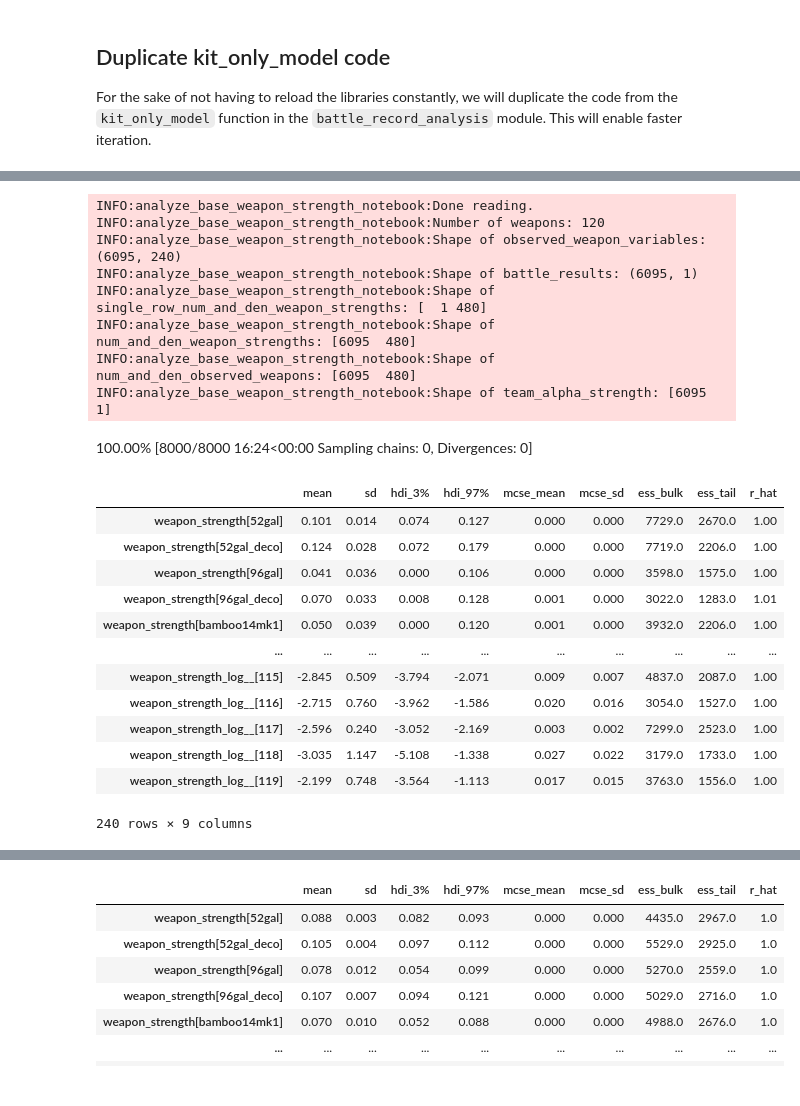
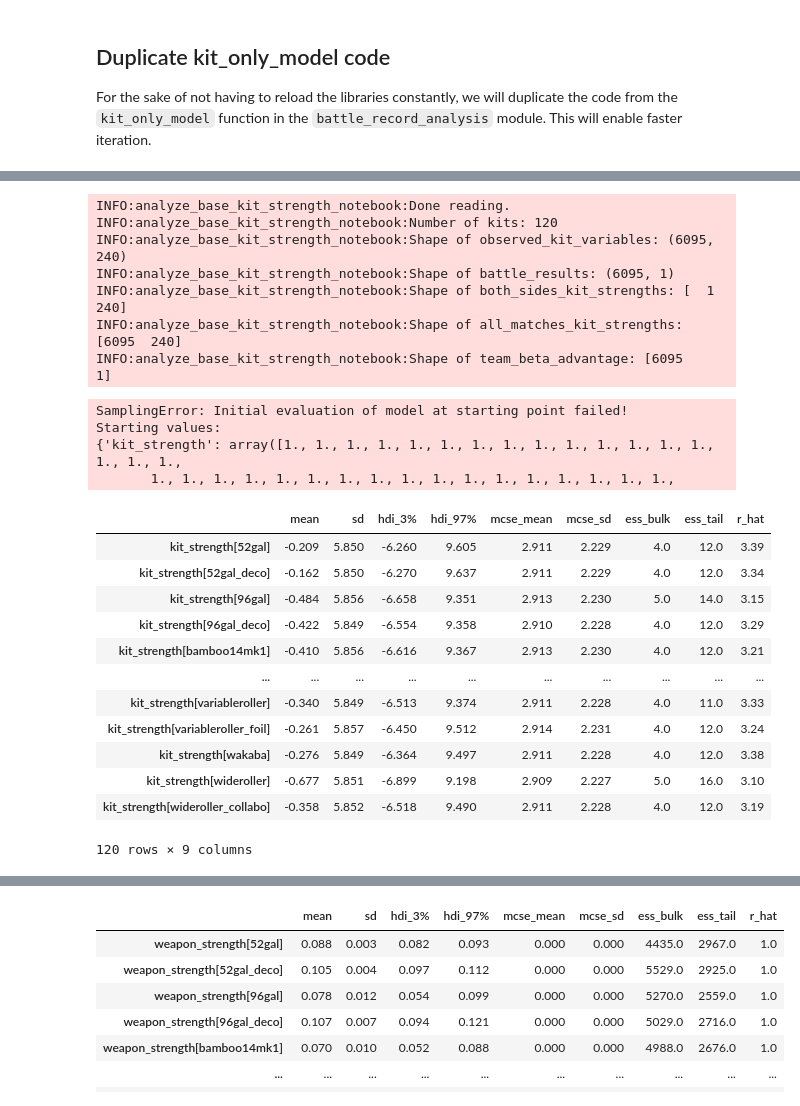
Before and after one commit to RadixSeven/Splatoon3Rank, a Jupyter notebook: base_weapon_strength.ipynb, the cells around one changed output, grey strips where cells are left out. Cells and saved outputs as stored; diff of their text form; code cells hidden in the pictures.

```diff
--- a/base_weapon_strength.ipynb
+++ b/base_weapon_strength.ipynb
@@ -131,20 +130,20 @@ INFO:numexpr.utils:NumExpr defaulting to 8 threads.
 # %%
-# Vanilla sampler took 18:06 for 1000 samples and 1000 tune
-# Nutpie sampler took 16:24 for 1000 samples and 1000 tune
+from pymc import HamiltonianMC
+
 with kit_only_model(some_battle_records) as small_model:
-    kit_only_trace = pm.sample(
-        1000, tune=1000, cores=4, progressbar=True, nuts_sampler="nutpie"
-    )
+    kit_only_trace = pm.sample(1000, tune=1000, progressbar=True, step=HamiltonianMC())
 # %% [output]
-INFO:analyze_base_weapon_strength_notebook:Done reading.
-INFO:analyze_base_weapon_strength_notebook:Number of weapons: 120
-INFO:analyze_base_weapon_strength_notebook:Shape of observed_weapon_variables: (6095, 240)
-INFO:analyze_base_weapon_strength_notebook:Shape of battle_results: (6095, 1)
-INFO:analyze_base_weapon_strength_notebook:Shape of single_row_num_and_den_weapon_strengths: [  1 480]
-INFO:analyze_base_weapon_strength_notebook:Shape of num_and_den_weapon_strengths: [6095  480]
-INFO:analyze_base_weapon_strength_notebook:Shape of num_and_den_observed_weapons: [6095  480]
-INFO:analyze_base_weapon_strength_notebook:Shape of team_alpha_strength: [6095    1]
+INFO:analyze_base_kit_strength_notebook:Done reading.
+INFO:analyze_base_kit_strength_notebook:Number of kits: 120
+INFO:analyze_base_kit_strength_notebook:Shape of observed_kit_variables: (6095, 240)
+INFO:analyze_base_kit_strength_notebook:Shape of battle_results: (6095, 1)
+INFO:analyze_base_kit_strength_notebook:Shape of both_sides_kit_strengths: [  1 240]
+INFO:analyze_base_kit_strength_notebook:Shape of all_matches_kit_strengths: [6095  240]
+INFO:analyze_base_kit_strength_notebook:Shape of team_beta_advantage: [6095    1]
-100.00% [8000/8000 16:24<00:00 Sampling chains: 0, Divergences: 0]
+SamplingError: Initial evaluation of model at starting point failed!
+Starting values:
+{'kit_strength': array([1., 1., 1., 1., 1., 1., 1., 1., 1., 1., 1., 1., 1., 1., 1., 1., 1.,
+       1., 1., 1., 1., 1., 1., 1., 1., 1., 1., 1., 1., 1., 1., 1., 1., 1.,
 # %%
 import pickle
 
@@ -152,19 +151,19 @@ pickle.dump(kit_only_trace, open("2024-04-26.kit_only_trace.pkl", "wb"))
 # %%
 import arviz as az
 
-az.summary(kit_only_trace)
+az.summary(kit_only_trace, var_names=["kit_strength"])
 # %% [output]
 |  | mean | sd | hdi_3% | hdi_97% | mcse_mean | mcse_sd | ess_bulk | ess_tail | r_hat |
-| weapon_strength[52gal] | 0.101 | 0.014 | 0.074 | 0.127 | 0.000 | 0.000 | 7729.0 | 2670.0 | 1.00 |
-| weapon_strength[52gal_deco] | 0.124 | 0.028 | 0.072 | 0.179 | 0.000 | 0.000 | 7719.0 | 2206.0 | 1.00 |
-| weapon_strength[96gal] | 0.041 | 0.036 | 0.000 | 0.106 | 0.000 | 0.000 | 3598.0 | 1575.0 | 1.00 |
-| weapon_strength[96gal_deco] | 0.070 | 0.033 | 0.008 | 0.128 | 0.001 | 0.000 | 3022.0 | 1283.0 | 1.01 |
-| weapon_strength[bamboo14mk1] | 0.050 | 0.039 | 0.000 | 0.120 | 0.001 | 0.000 | 3932.0 | 2206.0 | 1.00 |
+| kit_strength[52gal] | -0.209 | 5.850 | -6.260 | 9.605 | 2.911 | 2.229 | 4.0 | 12.0 | 3.39 |
+| kit_strength[52gal_deco] | -0.162 | 5.850 | -6.270 | 9.637 | 2.911 | 2.229 | 4.0 | 12.0 | 3.34 |
+| kit_strength[96gal] | -0.484 | 5.856 | -6.658 | 9.351 | 2.913 | 2.230 | 5.0 | 14.0 | 3.15 |
+| kit_strength[96gal_deco] | -0.422 | 5.849 | -6.554 | 9.358 | 2.910 | 2.228 | 4.0 | 12.0 | 3.29 |
+| kit_strength[bamboo14mk1] | -0.410 | 5.856 | -6.616 | 9.367 | 2.913 | 2.230 | 4.0 | 12.0 | 3.21 |
 | ... | ... | ... | ... | ... | ... | ... | ... | ... | ... |
-| weapon_strength_log__[115] | -2.845 | 0.509 | -3.794 | -2.071 | 0.009 | 0.007 | 4837.0 | 2087.0 | 1.00 |
-| weapon_strength_log__[116] | -2.715 | 0.760 | -3.962 | -1.586 | 0.020 | 0.016 | 3054.0 | 1527.0 | 1.00 |
-| weapon_strength_log__[117] | -2.596 | 0.240 | -3.052 | -2.169 | 0.003 | 0.002 | 7299.0 | 2523.0 | 1.00 |
-| weapon_strength_log__[118] | -3.035 | 1.147 | -5.108 | -1.338 | 0.027 | 0.022 | 3179.0 | 1733.0 | 1.00 |
-| weapon_strength_log__[119] | -2.199 | 0.748 | -3.564 | -1.113 | 0.017 | 0.015 | 3763.0 | 1556.0 | 1.00 |
+| kit_strength[variableroller] | -0.340 | 5.849 | -6.513 | 9.374 | 2.911 | 2.228 | 4.0 | 11.0 | 3.33 |
+| kit_strength[variableroller_foil] | -0.261 | 5.857 | -6.450 | 9.512 | 2.914 | 2.231 | 4.0 | 12.0 | 3.24 |
+| kit_strength[wakaba] | -0.276 | 5.849 | -6.364 | 9.497 | 2.911 | 2.228 | 4.0 | 12.0 | 3.38 |
+| kit_strength[wideroller] | -0.677 | 5.851 | -6.899 | 9.198 | 2.909 | 2.227 | 5.0 | 16.0 | 3.10 |
+| kit_strength[wideroller_collabo] | -0.358 | 5.852 | -6.518 | 9.490 | 2.911 | 2.228 | 4.0 | 12.0 | 3.19 |
-240 rows × 9 columns
+120 rows × 9 columns
 # %%
```
Also changed, not shown: parts of 3 cells of this notebook, 1 other file.
